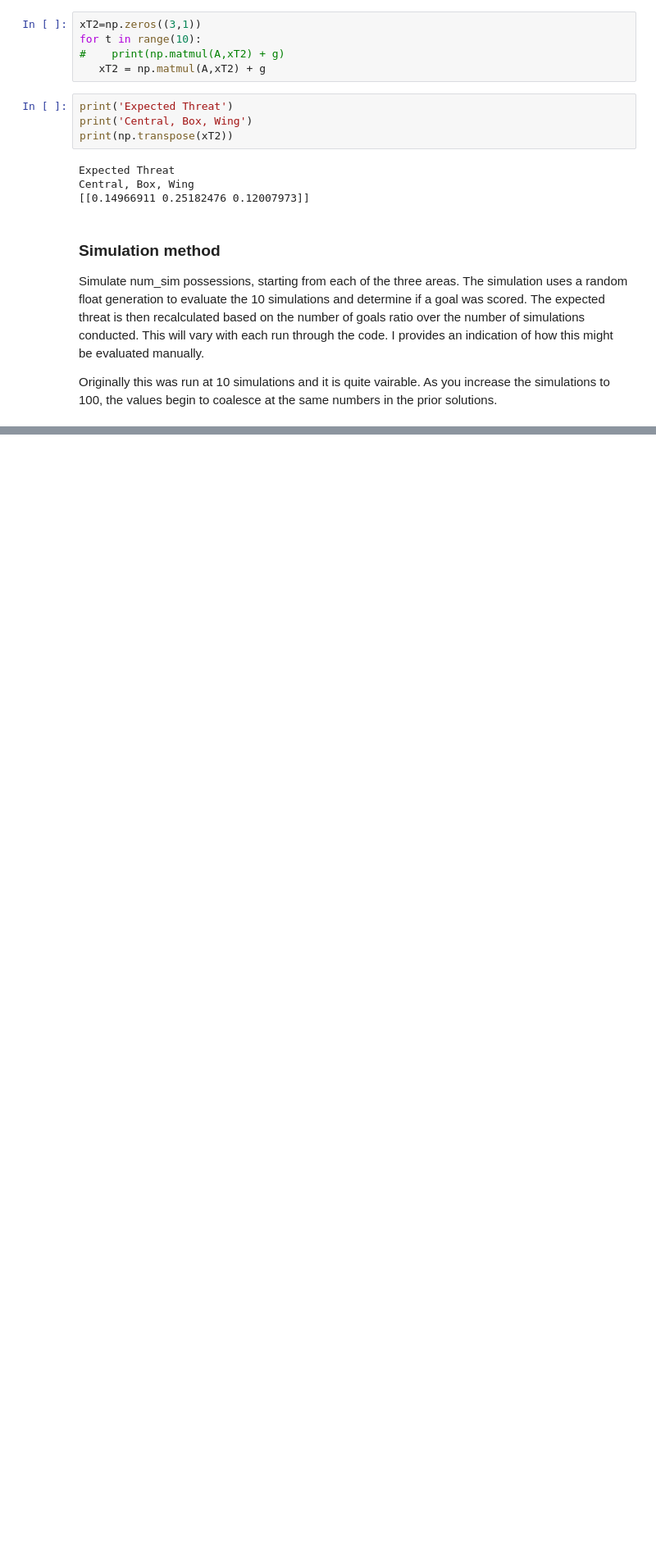
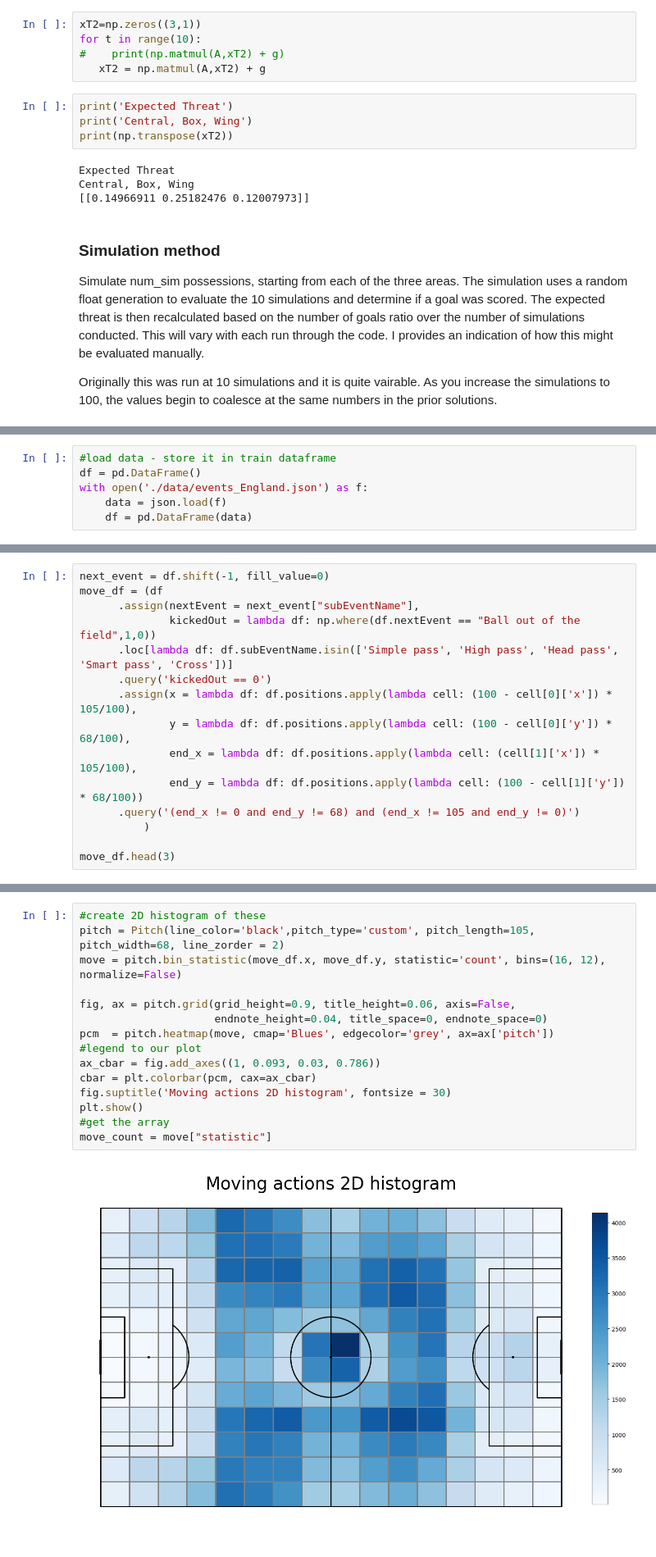
Before and after one commit to khoffLSU/footy_analytics, a Jupyter notebook: Valuing Actions Chapter.ipynb, the cells around one changed output, grey strips where cells are left out. Shown: that part at 82% size. Drawn from its saved outputs; the diff is of its cells as text; blank space fills up the shorter version.

Commit message:
Add xT by position calculation

```diff
--- a/Valuing Actions Chapter.ipynb
+++ b/Valuing Actions Chapter.ipynb
@@ -136,0 +163,6 @@ Central, Box, Wing
+# %%
+#load data - store it in train dataframe
+df = pd.DataFrame()
+with open('./data/events_England.json') as f:
+    data = json.load(f)
+    df = pd.DataFrame(data)
@@ -136,0 +185,15 @@ Central, Box, Wing
+# %%
+next_event = df.shift(-1, fill_value=0)
+move_df = (df
+      .assign(nextEvent = next_event["subEventName"],
+              kickedOut = lambda df: np.where(df.nextEvent == "Ball out of the field",1,0))
+      .loc[lambda df: df.subEventName.isin(['Simple pass', 'High pass', 'Head pass', 'Smart pass', 'Cross'])]
+      .query('kickedOut == 0')
+      .assign(x = lambda df: df.positions.apply(lambda cell: (100 - cell[0]['x']) * 105/100),
+              y = lambda df: df.positions.apply(lambda cell: (100 - cell[0]['y']) * 68/100),
+              end_x = lambda df: df.positions.apply(lambda cell: (cell[1]['x']) * 105/100),
+              end_y = lambda df: df.positions.apply(lambda cell: (100 - cell[1]['y']) * 68/100))
+      .query('(end_x != 0 and end_y != 68) and (end_x != 105 and end_y != 0)')
+          )
+
+move_df.head(3)
@@ -136,0 +205,17 @@ Central, Box, Wing
+# %%
+#create 2D histogram of these
+pitch = Pitch(line_color='black',pitch_type='custom', pitch_length=105, pitch_width=68, line_zorder = 2)
+move = pitch.bin_statistic(move_df.x, move_df.y, statistic='count', bins=(16, 12), normalize=False)
+
+fig, ax = pitch.grid(grid_height=0.9, title_height=0.06, axis=False,
+                     endnote_height=0.04, title_space=0, endnote_space=0)
+pcm  = pitch.heatmap(move, cmap='Blues', edgecolor='grey', ax=ax['pitch'])
+#legend to our plot
+ax_cbar = fig.add_axes((1, 0.093, 0.03, 0.786))
+cbar = plt.colorbar(pcm, cax=ax_cbar)
+fig.suptitle('Moving actions 2D histogram', fontsize = 30)
+plt.show()
+#get the array
+move_count = move["statistic"]
+# %% [output]
+[figure, added]
```
Also changed, not shown: parts of 8 cells of this notebook.
